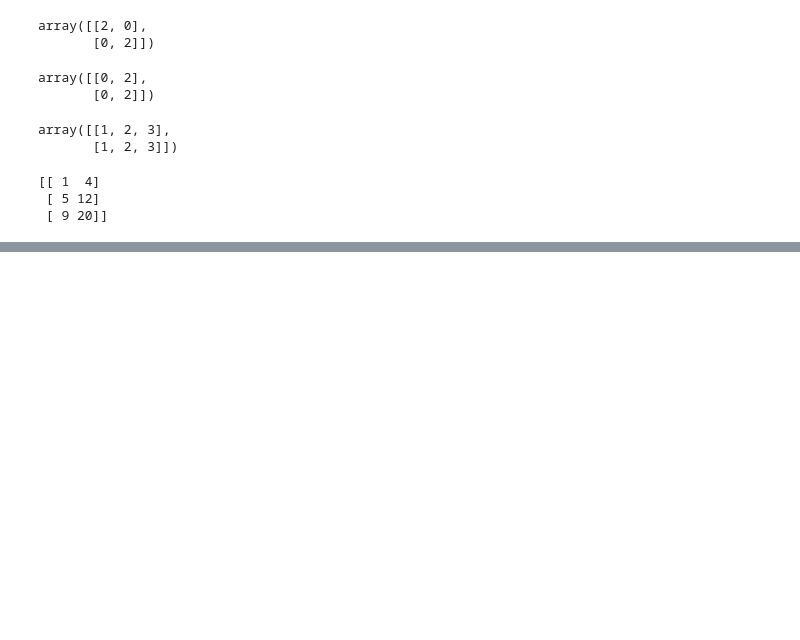
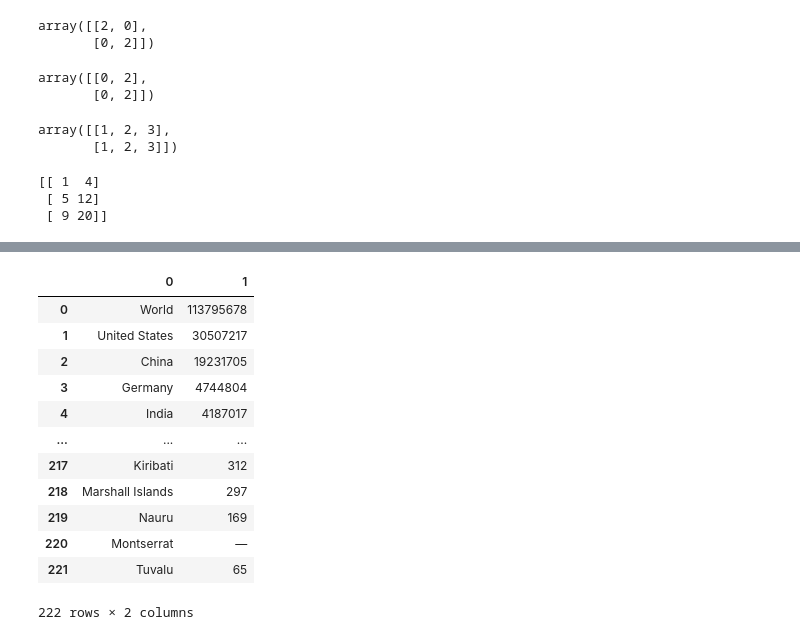
Before and after one commit to Yasir-4/data-science-practice, a Jupyter notebook: Python practice.ipynb, the cells around one changed output, grey strips where cells are left out. Saved outputs shown, nothing was run; the diff lists cells and outputs as text; code cells hidden in the pictures; blank space fills up the shorter version.

```diff
--- a/Python practice.ipynb
+++ b/Python practice.ipynb
@@ -1767,0 +1796,18 @@ print(z)
+# %%
+# Retain columns with index 0 and 1 (name of country and value of GDP quoted by IMF)
+countries_and_gdp = countries_df[[0,1]]
+countries_and_gdp
+# %% [output]
+|  | 0 | 1 |
+| 0 | World | 113795678 |
+| 1 | United States | 30507217 |
+| 2 | China | 19231705 |
+| 3 | Germany | 4744804 |
+| 4 | India | 4187017 |
+| ... | ... | ... |
+| 217 | Kiribati | 312 |
+| 218 | Marshall Islands | 297 |
+| 219 | Nauru | 169 |
+| 220 | Montserrat | — |
+| 221 | Tuvalu | 65 |
+222 rows × 2 columns
```
Also changed, not shown: parts of 5 cells of this notebook.
